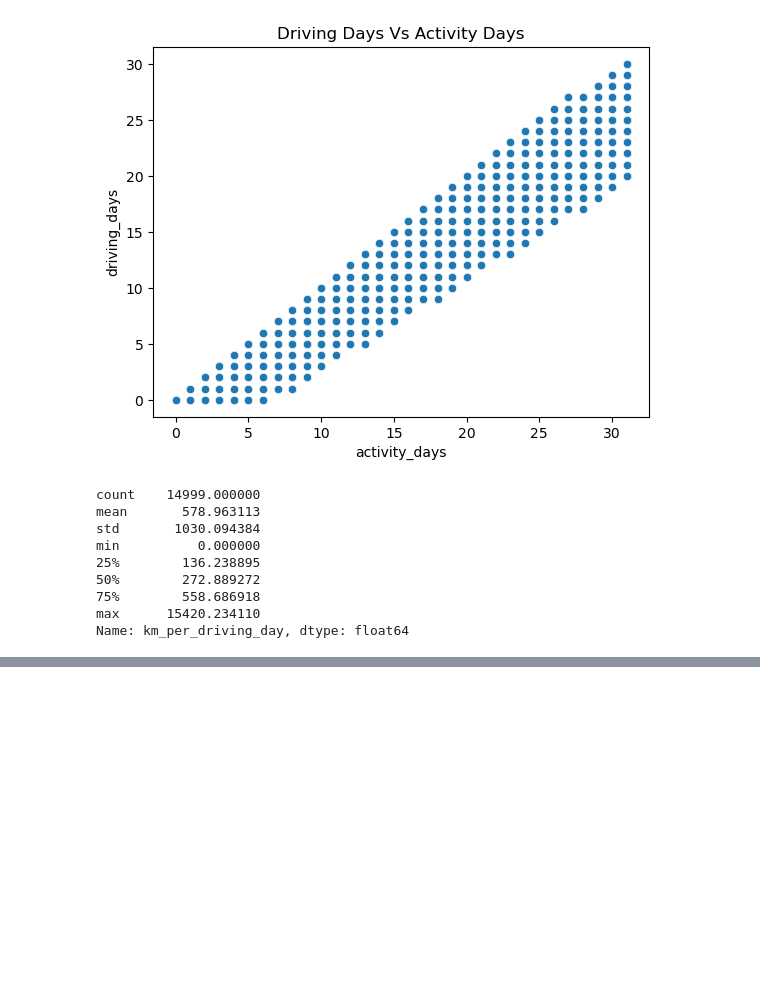
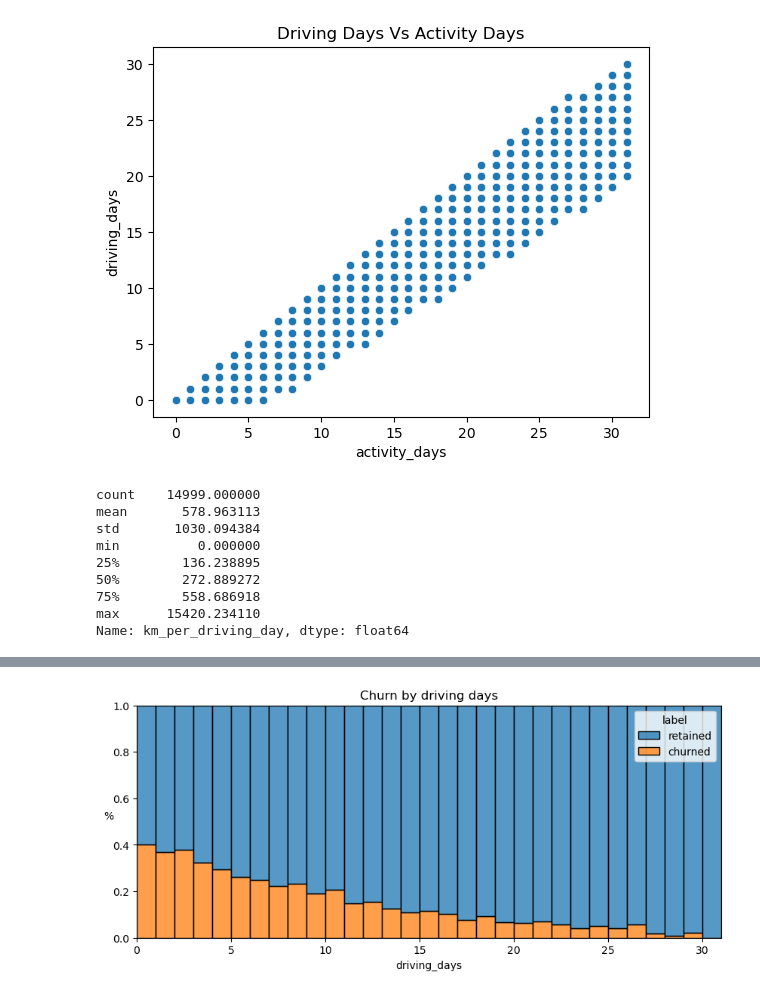
Before and after one commit to marulsnesamony/Portfolio, a Jupyter notebook: Python Code/Navigation App User Usage - EDA.ipynb, the cells around one changed output, grey strips where cells are left out. Saved outputs shown, nothing was run; the diff lists cells and outputs as text; code cells hidden in the pictures; blank space fills up the shorter version.

```diff
--- a/Python Code/Navigation App User Usage - EDA.ipynb
+++ b/Python Code/Navigation App User Usage - EDA.ipynb
@@ -287,0 +297,11 @@ plt.show()
+# %%
+# Churn Rate based on the number of driving_days
+plt.figure(figsize =(10,4))
+sn.histplot(data = wazedf, x='driving_days', hue = 'label', bins=range(0, 32, 1), multiple = 'fill')
+plt.title('Churn by driving days')
+plt.ylabel('%', rotation=0)
+plt.show()
+# The churn rate is highest among the users who didn't use the app much.
+# The more days the user used the app to drive, the less chance of them churning
+# %% [output]
+[figure, added]
```
Also changed, not shown: parts of 7 cells of this notebook.
